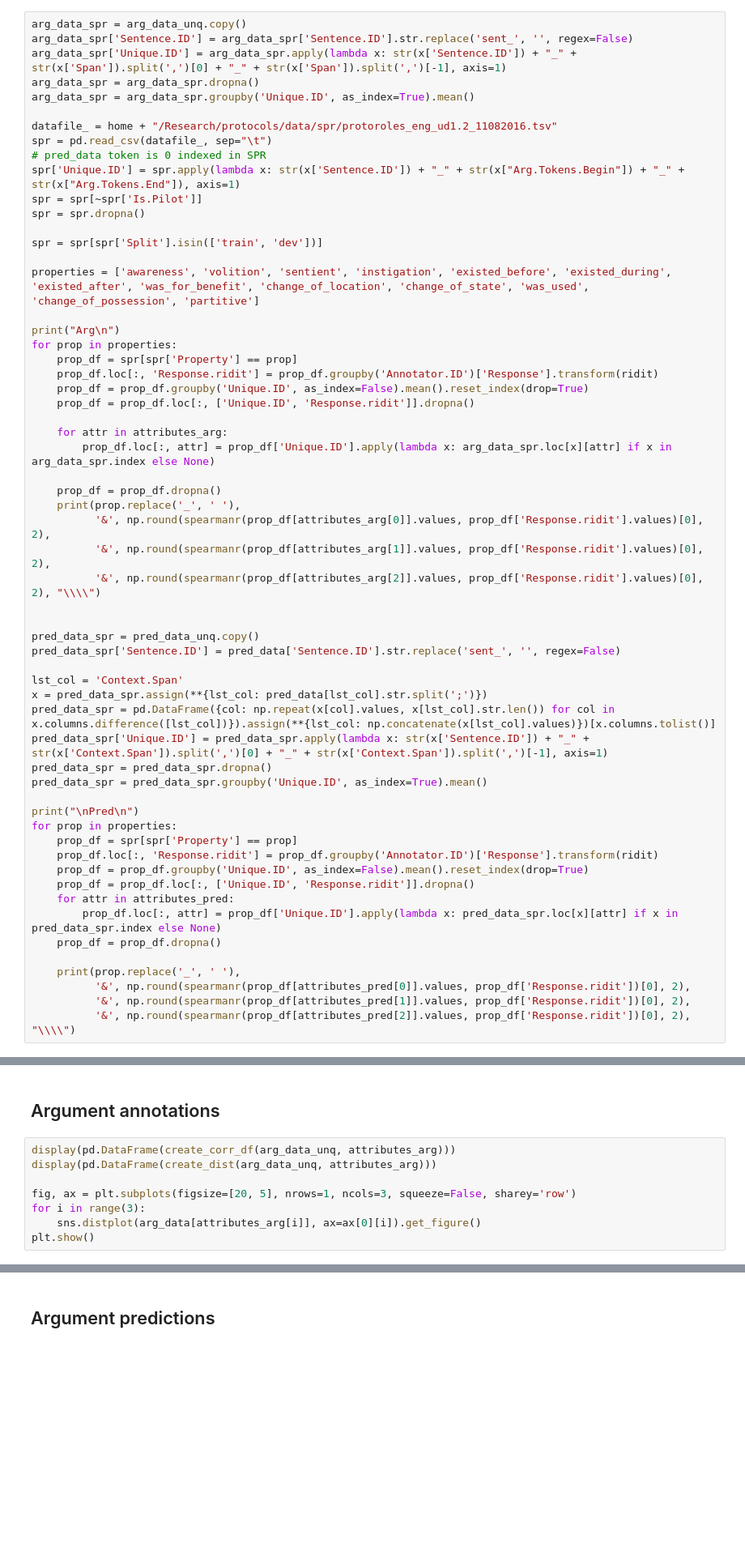
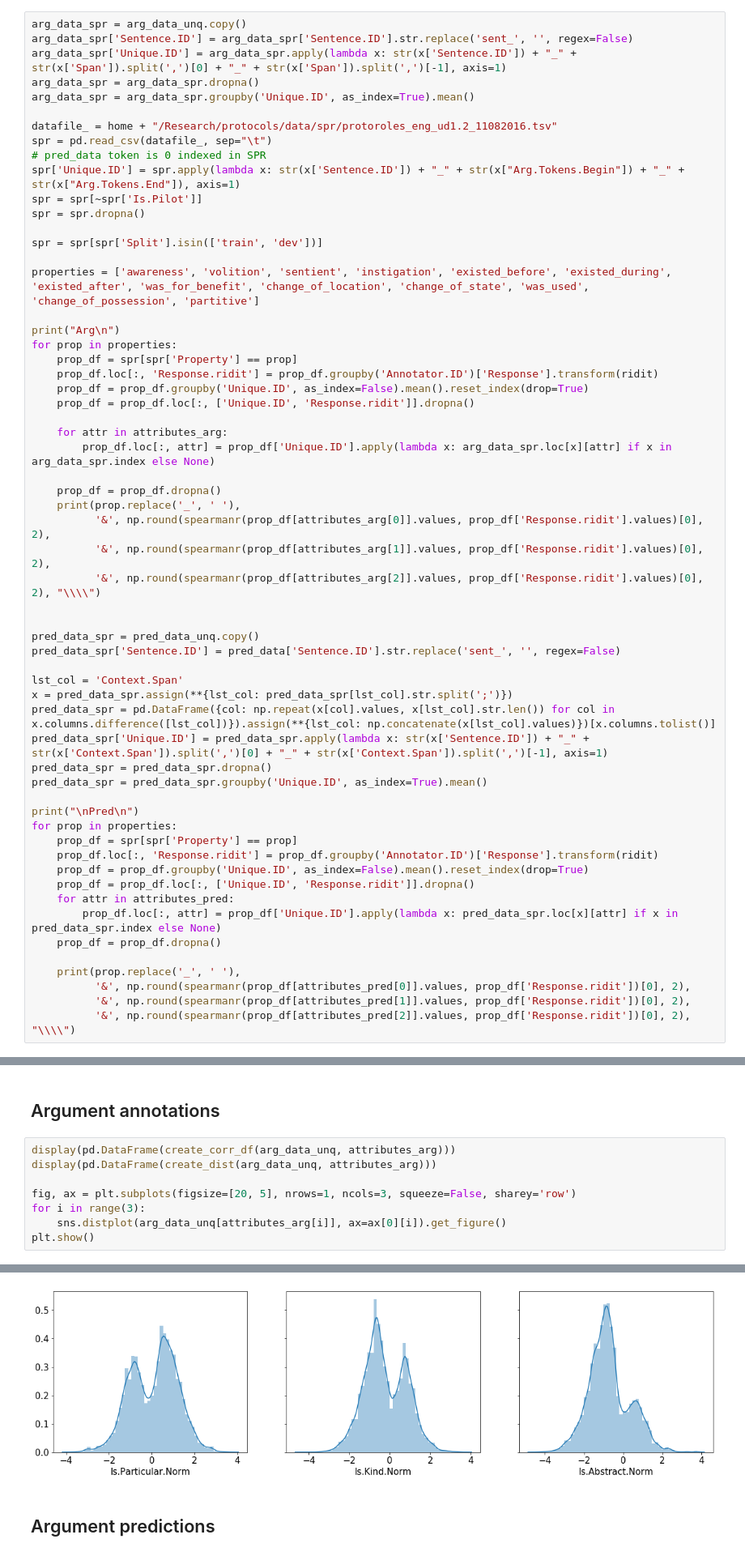
Before and after one commit to mdheller/factslab-python, a Jupyter notebook: bin/genericity_analysis.ipynb, the cells around one changed output, grey strips where cells are left out. Shown at 81% size. Drawn from its saved outputs; the diff is of its cells as text; blank space fills up the shorter version.

Commit message:
Modified all data to unique version

```diff
--- a/bin/genericity_analysis.ipynb
+++ b/bin/genericity_analysis.ipynb
@@ -232,7 +255,7 @@ pred_data_spr = pred_data_unq.copy()
 pred_data_spr['Sentence.ID'] = pred_data['Sentence.ID'].str.replace('sent_', '', regex=False)
 
 lst_col = 'Context.Span'
-x = pred_data_spr.assign(**{lst_col: pred_data[lst_col].str.split(';')})
+x = pred_data_spr.assign(**{lst_col: pred_data_spr[lst_col].str.split(';')})
 pred_data_spr = pd.DataFrame({col: np.repeat(x[col].values, x[lst_col].str.len()) for col in x.columns.difference([lst_col])}).assign(**{lst_col: np.concatenate(x[lst_col].values)})[x.columns.tolist()]
 pred_data_spr['Unique.ID'] = pred_data_spr.apply(lambda x: str(x['Sentence.ID']) + "_" + str(x['Context.Span']).split(',')[0] + "_" + str(x['Context.Span']).split(',')[-1], axis=1)
 pred_data_spr = pred_data_spr.dropna()
@@ -401,5 +493,6 @@ display(pd.DataFrame(create_dist(arg_data_unq, attributes_arg)))
 
 fig, ax = plt.subplots(figsize=[20, 5], nrows=1, ncols=3, squeeze=False, sharey='row')
 for i in range(3):
-    sns.distplot(arg_data[attributes_arg[i]], ax=ax[0][i]).get_figure()
+    sns.distplot(arg_data_unq[attributes_arg[i]], ax=ax[0][i]).get_figure()
 plt.show()
+# %% [output]
@@ -406,3 +507,4 @@ plt.show()
+[figure, added]
 # %% [markdown]
 ## Argument predictions
 # %%
```
Also changed, not shown: parts of 18 cells of this notebook.
